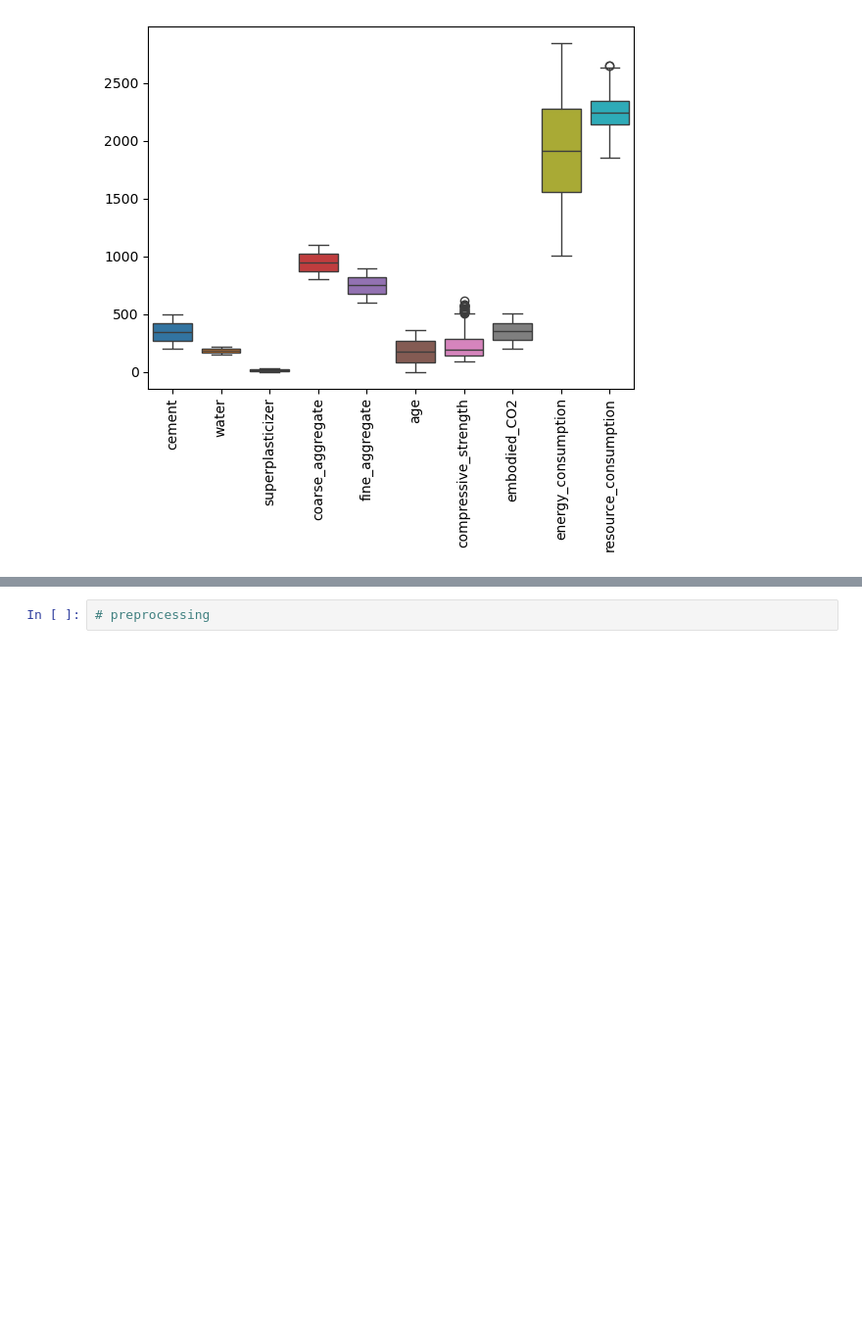
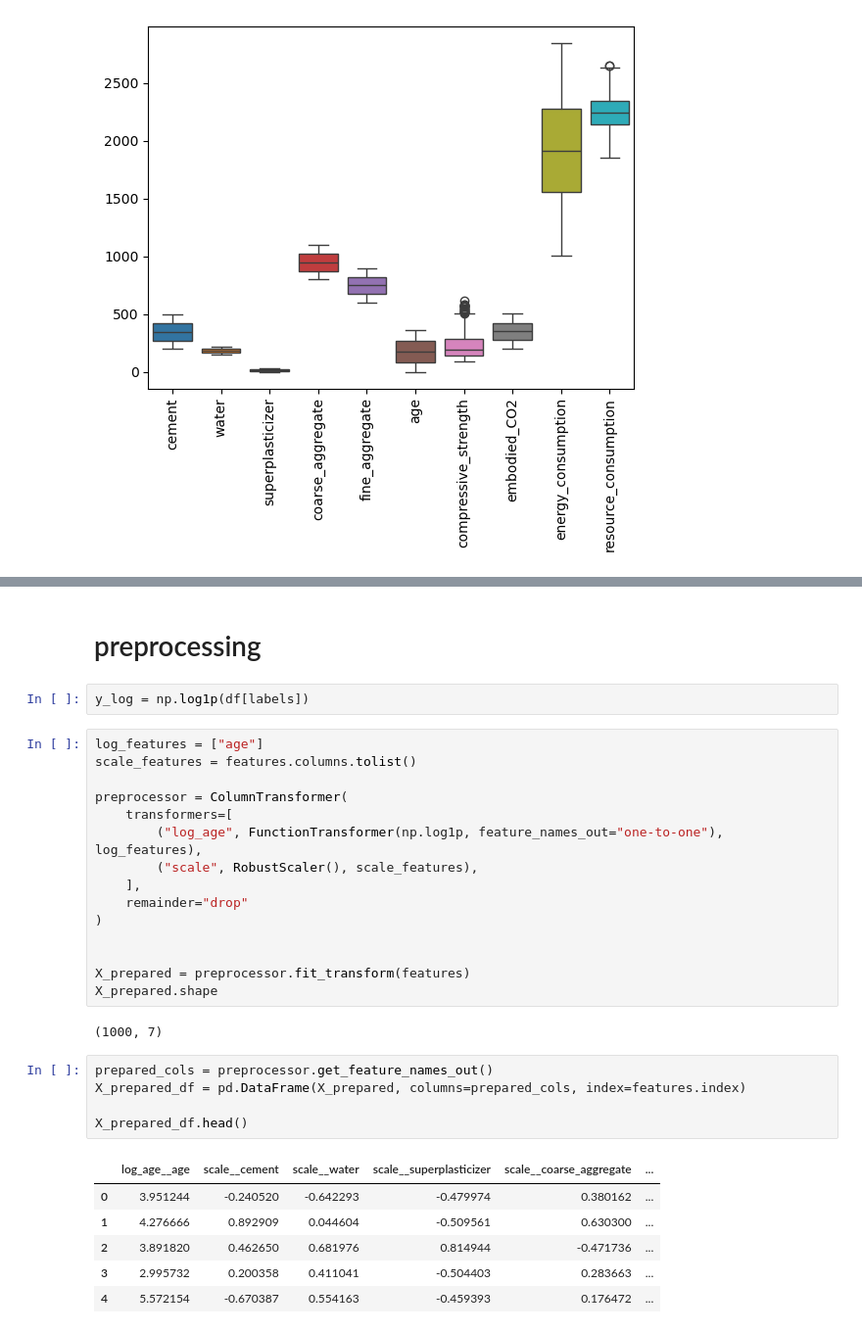
Before and after one commit to pariyaaf/sustainable_concrete_ml_optimization, a Jupyter notebook: notebook/ml.ipynb, the cells around one changed output, grey strips where cells are left out. Shown at 98% size. Cells and saved outputs as stored; diff of their text form; blank space fills up the shorter version.

Commit message:
Apply log transformation and robust scaling through a preprocessing pipeline

```diff
--- a/notebook/ml.ipynb
+++ b/notebook/ml.ipynb
@@ -184,2 +181,33 @@ sns.boxplot(x=df["compressive_strength"])
-# %%
-# preprocessing
+# %% [markdown]
+# preprocessing
+# %%
+y_log = np.log1p(df[labels])
+# %%
+log_features = ["age"]
+scale_features = features.columns.tolist()
+
+preprocessor = ColumnTransformer(
+    transformers=[
+        ("log_age", FunctionTransformer(np.log1p, feature_names_out="one-to-one"), log_features),
+        ("scale", RobustScaler(), scale_features),
+    ],
+    remainder="drop"
+)
+
+
+X_prepared = preprocessor.fit_transform(features)
+X_prepared.shape
+# %% [output]
+(1000, 7)
+# %%
+prepared_cols = preprocessor.get_feature_names_out()
+X_prepared_df = pd.DataFrame(X_prepared, columns=prepared_cols, index=features.index)
+
+X_prepared_df.head()
+# %% [output]
+|  | log_age__age | scale__cement | scale__water | scale__superplasticizer | scale__coarse_aggregate | ... |
+| 0 | 3.951244 | -0.240520 | -0.642293 | -0.479974 | 0.380162 | ... |
+| 1 | 4.276666 | 0.892909 | 0.044604 | -0.509561 | 0.630300 | ... |
+| 2 | 3.891820 | 0.462650 | 0.681976 | 0.814944 | -0.471736 | ... |
+| 3 | 2.995732 | 0.200358 | 0.411041 | -0.504403 | 0.283663 | ... |
+| 4 | 5.572154 | -0.670387 | 0.554163 | -0.459393 | 0.176472 | ... |
```
Also changed, not shown: parts of 3 cells of this notebook.
